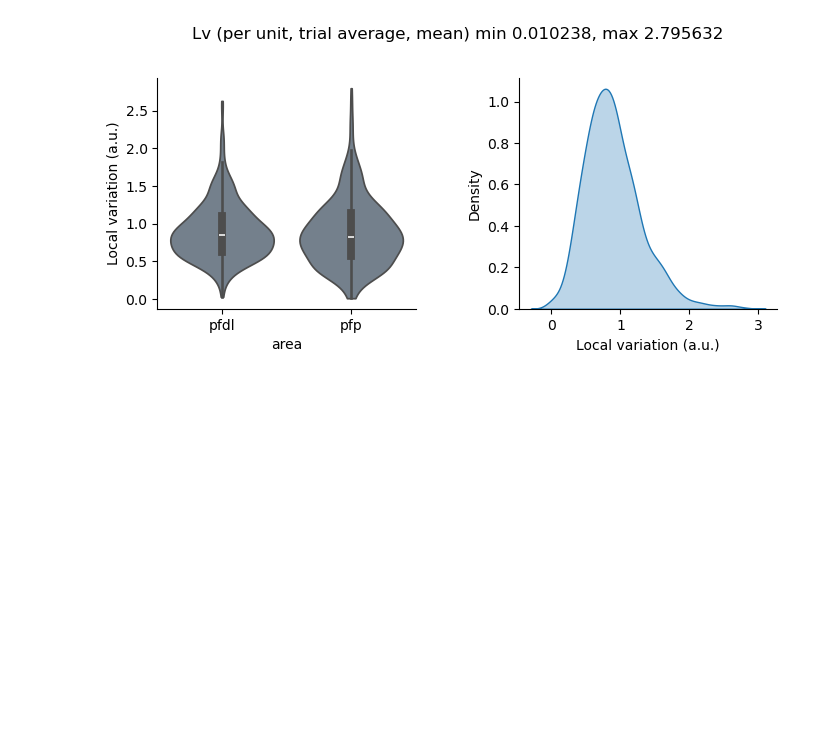
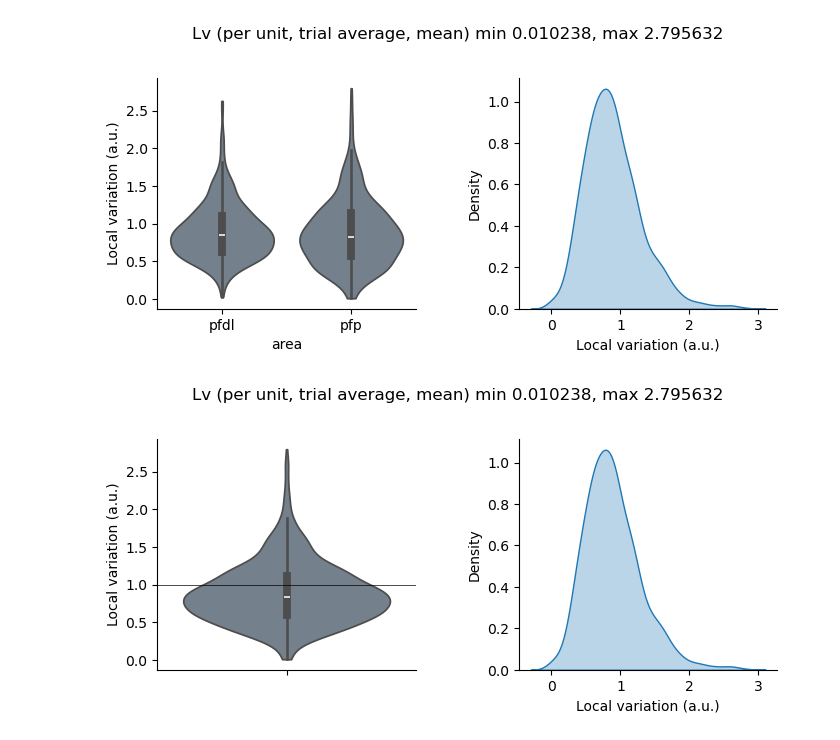
Before and after one commit to iinnpp/isttc, a Jupyter notebook: notebooks/monkey/paper_plots/paper_plot_dataset_info.ipynb, the cells around one changed output. Drawn from its saved outputs; the diff is of its cells as text; code cells hidden in the pictures; blank space fills up the shorter version.

```diff
--- a/notebooks/monkey/paper_plots/paper_plot_dataset_info.ipynb
+++ b/notebooks/monkey/paper_plots/paper_plot_dataset_info.ipynb
@@ -284,3 +288,30 @@ if save_fig:
     plt.savefig(fig_folder + 'lv_fixation_no_empty_1000.svg' , bbox_inches='tight')
 # %% [output]
 [figure]
+# %%
+fig, axes = plt.subplots(1, 2, figsize=(8,3))
+plt.subplots_adjust(hspace=0.4, wspace=0.4)
+
+sns.violinplot(ax=axes[0], y='lv', data=fr_mean_df, cut=0, density_norm='width', color='slategray')
+axes[0].axhline(y=1, lw=0.5, c='k')
+
+sns.kdeplot(
+    data=fr_mean_df,
+    x="lv",
+    fill=True,
+    alpha=0.3,
+    ax=axes[1]
+)
+
+axes[0].set_ylabel('Local variation (a.u.)')
+axes[1].set_xlabel('Local variation (a.u.)')
+
+fig.suptitle(f'Lv (per unit, trial average, mean) min {0.010238}, max {2.795632}', y=1.05)
+
+sns.despine()
+
+if save_fig:
+    plt.savefig(fig_folder + 'lv_fixation_no_empty_1000_areas_together.png' , bbox_inches='tight', dpi=300)
+    plt.savefig(fig_folder + 'lv_fixation_no_empty_1000_areas_together.svg' , bbox_inches='tight')
+# %% [output]
+[figure, added]
```
Also changed, not shown: parts of 4 cells of this notebook, 4 other files.
